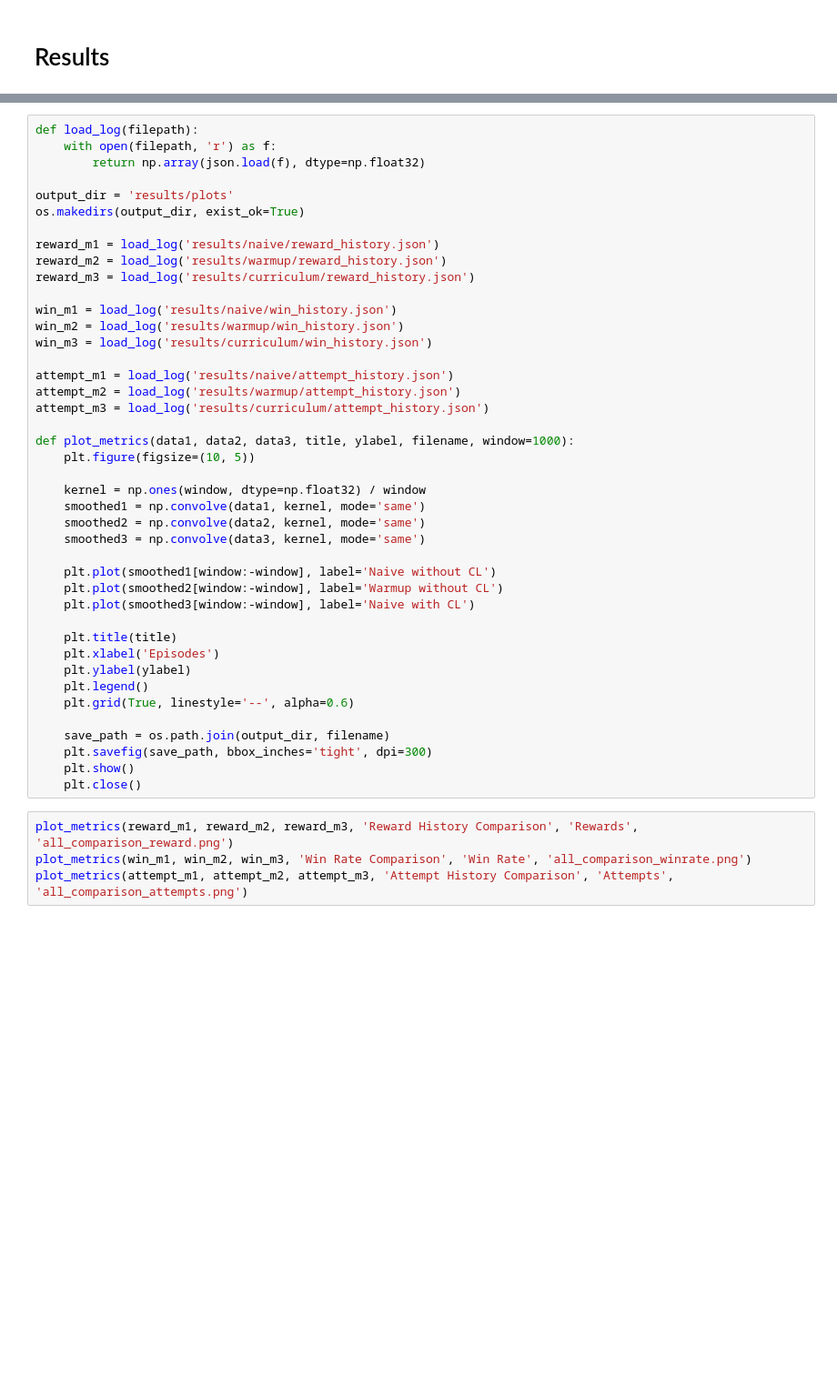
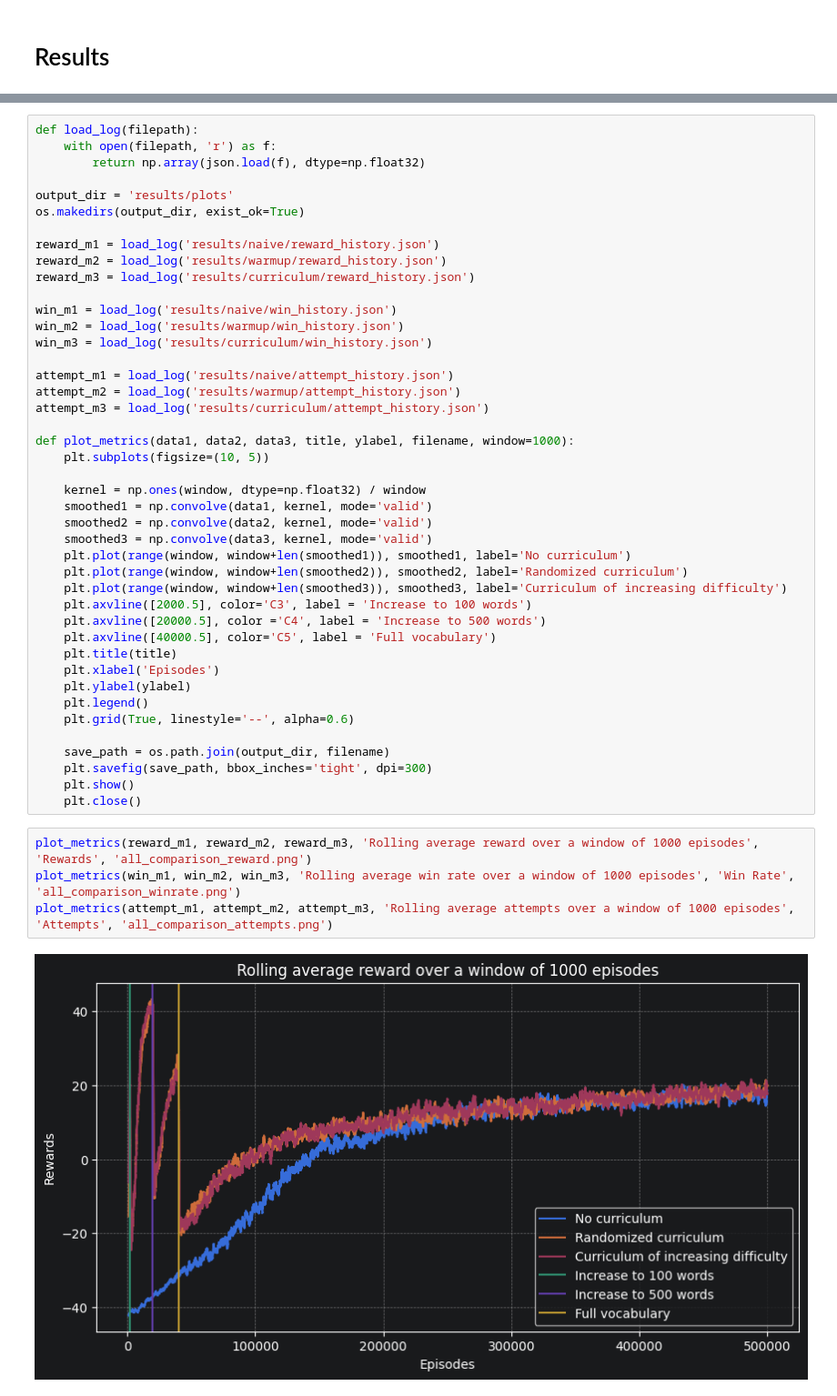
Before and after one commit to vgkikas/woRdLe, a Jupyter notebook: results.ipynb, the cells around one changed output, grey strips where cells are left out. Shown at 91% size. Cells and saved outputs as stored; diff of their text form; blank space fills up the shorter version.

```diff
--- a/results.ipynb
+++ b/results.ipynb
@@ -61,17 +131,18 @@ attempt_m2 = load_log('results/warmup/attempt_history.json')
 attempt_m3 = load_log('results/curriculum/attempt_history.json')
 
 def plot_metrics(data1, data2, data3, title, ylabel, filename, window=1000):
-    plt.figure(figsize=(10, 5))
+    plt.subplots(figsize=(10, 5))
 
     kernel = np.ones(window, dtype=np.float32) / window
-    smoothed1 = np.convolve(data1, kernel, mode='same')
-    smoothed2 = np.convolve(data2, kernel, mode='same')
-    smoothed3 = np.convolve(data3, kernel, mode='same')
-
-    plt.plot(smoothed1[window:-window], label='Naive without CL')
-    plt.plot(smoothed2[window:-window], label='Warmup without CL')
-    plt.plot(smoothed3[window:-window], label='Naive with CL')
-
+    smoothed1 = np.convolve(data1, kernel, mode='valid')
+    smoothed2 = np.convolve(data2, kernel, mode='valid')
+    smoothed3 = np.convolve(data3, kernel, mode='valid')
+    plt.plot(range(window, window+len(smoothed1)), smoothed1, label='No curriculum')
+    plt.plot(range(window, window+len(smoothed2)), smoothed2, label='Randomized curriculum')
+    plt.plot(range(window, window+len(smoothed3)), smoothed3, label='Curriculum of increasing difficulty')
+    plt.axvline([2000.5], color='C3', label = 'Increase to 100 words')
+    plt.axvline([20000.5], color ='C4', label = 'Increase to 500 words')
+    plt.axvline([40000.5], color='C5', label = 'Full vocabulary')
     plt.title(title)
     plt.xlabel('Episodes')
     plt.ylabel(ylabel)
@@ -83,6 +154,8 @@ def plot_metrics(data1, data2, data3, title, ylabel, filename, window=1000):
     plt.show()
     plt.close()
 # %%
-plot_metrics(reward_m1, reward_m2, reward_m3, 'Reward History Comparison', 'Rewards', 'all_comparison_reward.png')
-plot_metrics(win_m1, win_m2, win_m3, 'Win Rate Comparison', 'Win Rate', 'all_comparison_winrate.png')
-plot_metrics(attempt_m1, attempt_m2, attempt_m3, 'Attempt History Comparison', 'Attempts', 'all_comparison_attempts.png')
+plot_metrics(reward_m1, reward_m2, reward_m3, 'Rolling average reward over a window of 1000 episodes', 'Rewards', 'all_comparison_reward.png')
+plot_metrics(win_m1, win_m2, win_m3, 'Rolling average win rate over a window of 1000 episodes', 'Win Rate', 'all_comparison_winrate.png')
+plot_metrics(attempt_m1, attempt_m2, attempt_m3, 'Rolling average attempts over a window of 1000 episodes', 'Attempts', 'all_comparison_attempts.png')
+# %% [output]
+[figure, added]
```
Also changed, not shown: parts of 10 cells of this notebook, 14 other files.
